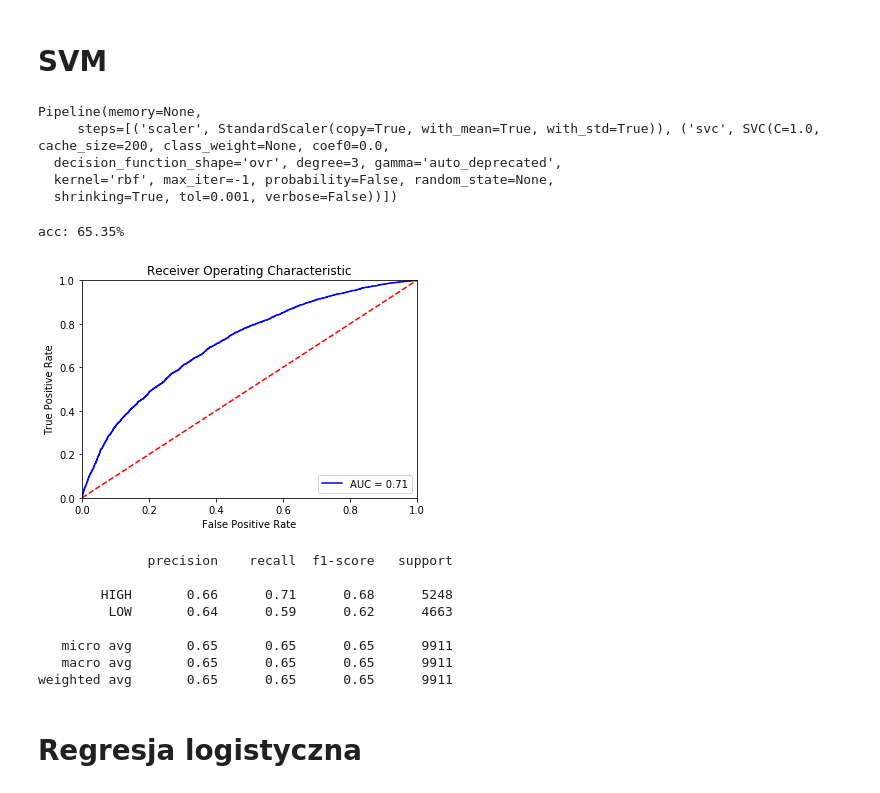
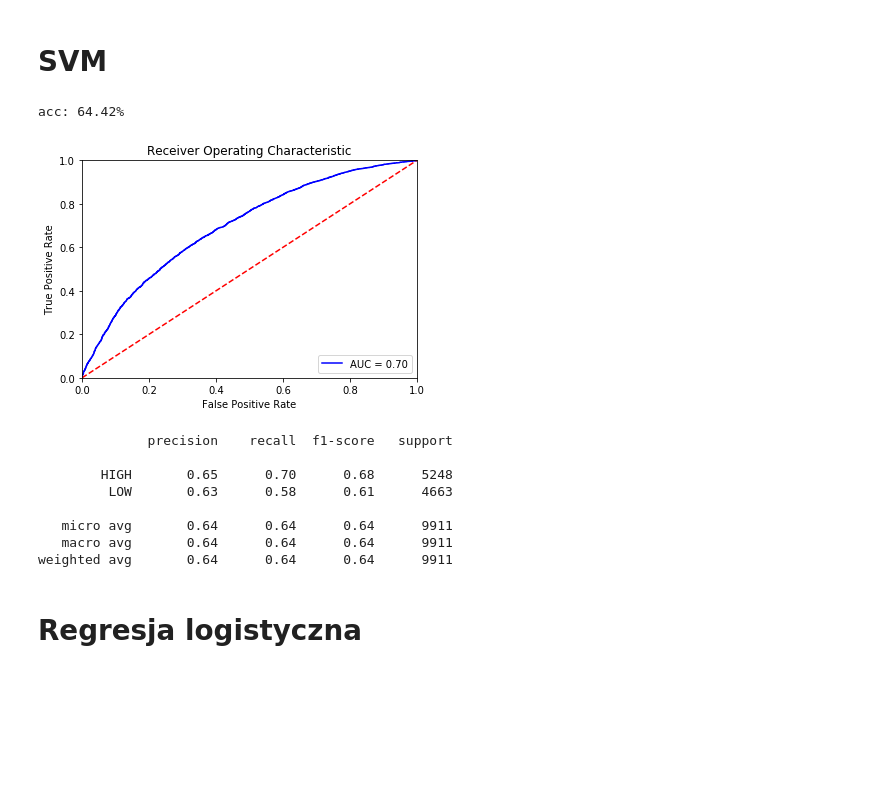
Before and after one commit to Qlanowski/NewsPopularity, a Jupyter notebook: main.ipynb, the cells around one changed output. Cells and saved outputs as stored; diff of their text form; code cells hidden in the pictures; blank space fills up the shorter version.

Commit message:
add grid searches

```diff
--- a/main.ipynb
+++ b/main.ipynb
@@ -84,0 +115,7 @@ ax.grid()
+# %%
+indexes_to_drop = []
+for i, val in enumerate(MI):
+    if val==0:
+        indexes_to_drop.append(i)
+indexes_to_drop
+#indexes_to_drop = [0, 1, 3, 8, 13, 31, 32, 33, 35, 51, 53]
@@ -85,3 +126,6 @@ ax.grid()
+# %%
+X_train = X_train.drop(X_train.columns[indexes_to_drop],axis=1)
+X_test = X_test.drop(X_test.columns[indexes_to_drop],axis=1)
 # %% [markdown]
 # Statystyki modelu
 # %%
@@ -108,45 +152,37 @@ def best_model_metrics(model, X_test, y_test):
     plt.xlabel('False Positive Rate')
     plt.show()
 
-    y_pred = pipe.predict(X_test)
+    y_pred = model.predict(X_test)
     print(classification_report(y_test, y_pred))
 # %% [markdown]
 # SVM
 # %%
-svc_parameters = [{'kernel': ['rbf'],
-                     'gamma': [1e-3, 1e-4],
-                     'C': [1, 10, 100, 1000]
-                    },
-                    {'kernel': ['linear'],
-                     'C': [1, 10, 100, 1000]
-                    }]
+svc_params = [{
+    'C': np.logspace(-4, 4, 5),
+    'gamma': [1e-3, 1e-4],
+    'kernel': ['rbf']
+}]
 
 svc_pipe = Pipeline([
     ('scaler', StandardScaler()),
-    ('svc', SVC())
-    #('grid', GridSearchCV(estimator=SVC(), param_grid=tuned_parameters, n_jobs=-1, cv=2))
+    #('svc', SVC(kernel='linear'))
+    ('grid', GridSearchCV(estimator=SVC(), param_grid=svc_params, n_jobs=-1, cv=2,verbose=1))
 ])
 
 svc_pipe.fit(X_train, y_train)
-# %% [output]
-Pipeline(memory=None,
-     steps=[('scaler', StandardScaler(copy=True, with_mean=True, with_std=True)), ('svc', SVC(C=1.0, cache_size=200, class_weight=None, coef0=0.0,
-  decision_function_shape='ovr', degree=3, gamma='auto_deprecated',
-  kernel='rbf', max_iter=-1, probability=False, random_state=None,
-  shrinking=True, tol=0.001, verbose=False))])
 # %%
-best_model_metrics(pipe, X_test, y_test)
+best_model_metrics(svc_pipe, X_test, y_test)
 # %% [output]
-acc: 65.35%
+acc: 64.42%
-[figure, old version]
+[figure, new version]
               precision    recall  f1-score   support
 
-        HIGH       0.66      0.71      0.68      5248
-         LOW       0.64      0.59      0.62      4663
+        HIGH       0.65      0.70      0.68      5248
+         LOW       0.63      0.58      0.61      4663
 
-   micro avg       0.65      0.65      0.65      9911
-   macro avg       0.65      0.65      0.65      9911
-weighted avg       0.65      0.65      0.65      9911
+   micro avg       0.64      0.64      0.64      9911
+   macro avg       0.64      0.64      0.64      9911
+weighted avg       0.64      0.64      0.64      9911
 # %% [markdown]
 # Regresja logistyczna
 # %%
```
Also changed, not shown: parts of 22 cells of this notebook.
